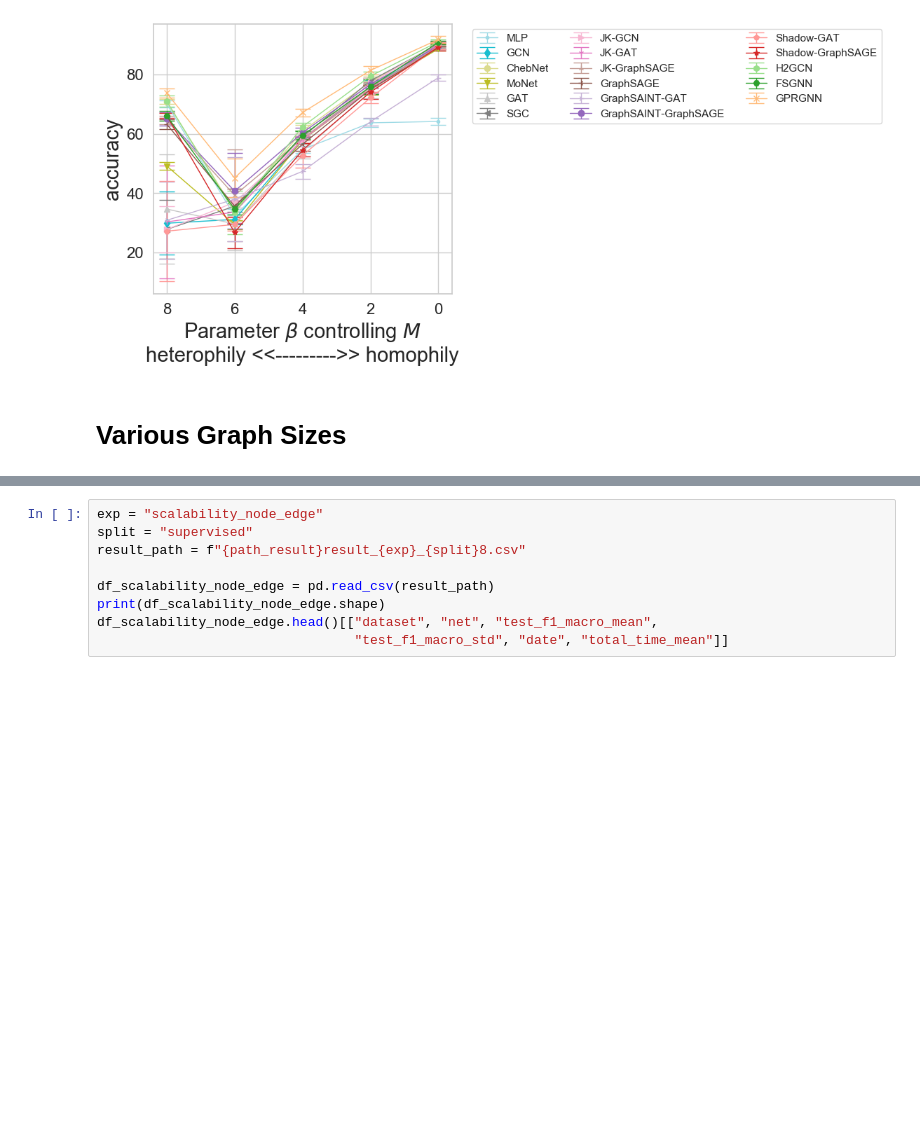
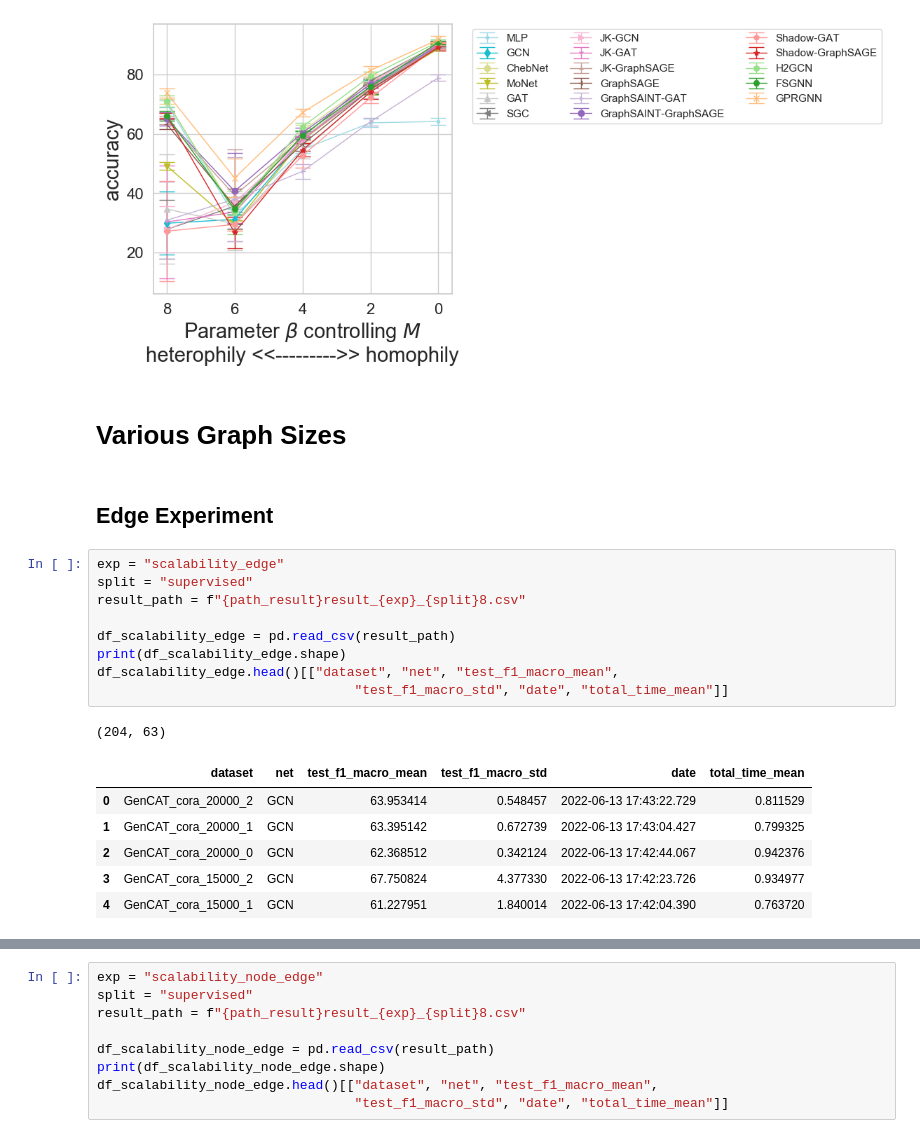
Before and after one commit to seijimaekawa/empirical-study-of-GNNs, a Jupyter notebook: notebooks/supplementary.ipynb, the cells around one changed output, grey strips where cells are left out. Cells and saved outputs as stored; diff of their text form; blank space fills up the shorter version.

```diff
--- a/notebooks/supplementary.ipynb
+++ b/notebooks/supplementary.ipynb
@@ -190,4 +190,22 @@ x_list ['8', '6', '4', '2', '0']
 [figure]
 # %% [markdown]
 # Various Graph Sizes
-<TODO>
+# %% [markdown]
+## Edge Experiment
+# %%
+exp = "scalability_edge"
+split = "supervised"
+result_path = f"{path_result}result_{exp}_{split}8.csv"
+
+df_scalability_edge = pd.read_csv(result_path)
+print(df_scalability_edge.shape)
+df_scalability_edge.head()[["dataset", "net", "test_f1_macro_mean",
+                                 "test_f1_macro_std", "date", "total_time_mean"]]
+# %% [output]
+(204, 63)
+|  | dataset | net | test_f1_macro_mean | test_f1_macro_std | date | total_time_mean |
+| 0 | GenCAT_cora_20000_2 | GCN | 63.953414 | 0.548457 | 2022-06-13 17:43:22.729 | 0.811529 |
+| 1 | GenCAT_cora_20000_1 | GCN | 63.395142 | 0.672739 | 2022-06-13 17:43:04.427 | 0.799325 |
+| 2 | GenCAT_cora_20000_0 | GCN | 62.368512 | 0.342124 | 2022-06-13 17:42:44.067 | 0.942376 |
+| 3 | GenCAT_cora_15000_2 | GCN | 67.750824 | 4.377330 | 2022-06-13 17:42:23.726 | 0.934977 |
+| 4 | GenCAT_cora_15000_1 | GCN | 61.227951 | 1.840014 | 2022-06-13 17:42:04.390 | 0.763720 |
```
Also changed, not shown: parts of 2 cells of this notebook, 1 other file.
